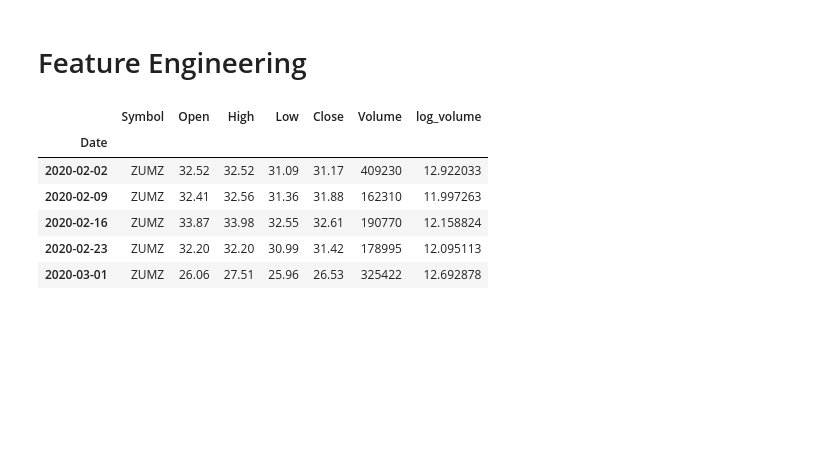
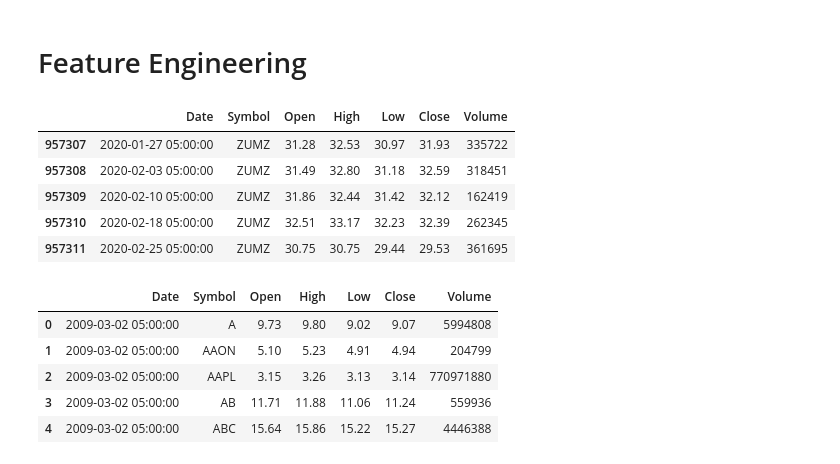
Before and after one commit to justinyang333/Stock-Prediction-Project, a Jupyter notebook: EDA_FeatureEngineering.ipynb, the cells around one changed output. Drawn from its saved outputs; the diff is of its cells as text; code cells hidden in the pictures; blank space fills up the shorter version.

```diff
--- a/EDA_FeatureEngineering.ipynb
+++ b/EDA_FeatureEngineering.ipynb
@@ -70,20 +75,3 @@ df.head()
 | 2009-03-06 05:00:00 | A | 8.91 | 9.36 | 8.60 | 9.05 | 6800559 |
 # %% [markdown]
 <h1>Feature Engineering</h1>
-# %%
-#Adding Log Volume, as suggested on this site:https://alphascientist.com/feature_engineering.html
-from pandas.tseries.frequencies import to_offset
-
-df['log_volume'] = df['Volume'].apply(np.log)
-
-df = df.resample('W').last()
-
-df.tail()
-# %% [output]
-|  | Symbol | Open | High | Low | Close | Volume | log_volume |
-| Date |  |  |  |  |  |  |  |
-| 2020-02-02 | ZUMZ | 32.52 | 32.52 | 31.09 | 31.17 | 409230 | 12.922033 |
-| 2020-02-09 | ZUMZ | 32.41 | 32.56 | 31.36 | 31.88 | 162310 | 11.997263 |
-| 2020-02-16 | ZUMZ | 33.87 | 33.98 | 32.55 | 32.61 | 190770 | 12.158824 |
-| 2020-02-23 | ZUMZ | 32.20 | 32.20 | 30.99 | 31.42 | 178995 | 12.095113 |
-| 2020-03-01 | ZUMZ | 26.06 | 27.51 | 25.96 | 26.53 | 325422 | 12.692878 |
@@ -90,3 +90,21 @@ df.tail()
+# %%
+df_weekly.tail()
+# %% [output]
+|  | Date | Symbol | Open | High | Low | Close | Volume |
+| 957307 | 2020-01-27 05:00:00 | ZUMZ | 31.28 | 32.53 | 30.97 | 31.93 | 335722 |
+| 957308 | 2020-02-03 05:00:00 | ZUMZ | 31.49 | 32.80 | 31.18 | 32.59 | 318451 |
+| 957309 | 2020-02-10 05:00:00 | ZUMZ | 31.86 | 32.44 | 31.42 | 32.12 | 162419 |
+| 957310 | 2020-02-18 05:00:00 | ZUMZ | 32.51 | 33.17 | 32.23 | 32.39 | 262345 |
+| 957311 | 2020-02-25 05:00:00 | ZUMZ | 30.75 | 30.75 | 29.44 | 29.53 | 361695 |
+# %%
+df.head()
+# %% [output]
+|  | Date | Symbol | Open | High | Low | Close | Volume |
+| 0 | 2009-03-02 05:00:00 | A | 9.73 | 9.80 | 9.02 | 9.07 | 5994808 |
+| 1 | 2009-03-02 05:00:00 | AAON | 5.10 | 5.23 | 4.91 | 4.94 | 204799 |
+| 2 | 2009-03-02 05:00:00 | AAPL | 3.15 | 3.26 | 3.13 | 3.14 | 770971880 |
+| 3 | 2009-03-02 05:00:00 | AB | 11.71 | 11.88 | 11.06 | 11.24 | 559936 |
+| 4 | 2009-03-02 05:00:00 | ABC | 15.64 | 15.86 | 15.22 | 15.27 | 4446388 |
 # %%
 #Introduce a common financial statistic, 10 or 30 day momentum
 #shift pulls the close for a stock 10 days prior
```
Also changed, not shown: parts of 10 cells of this notebook.
